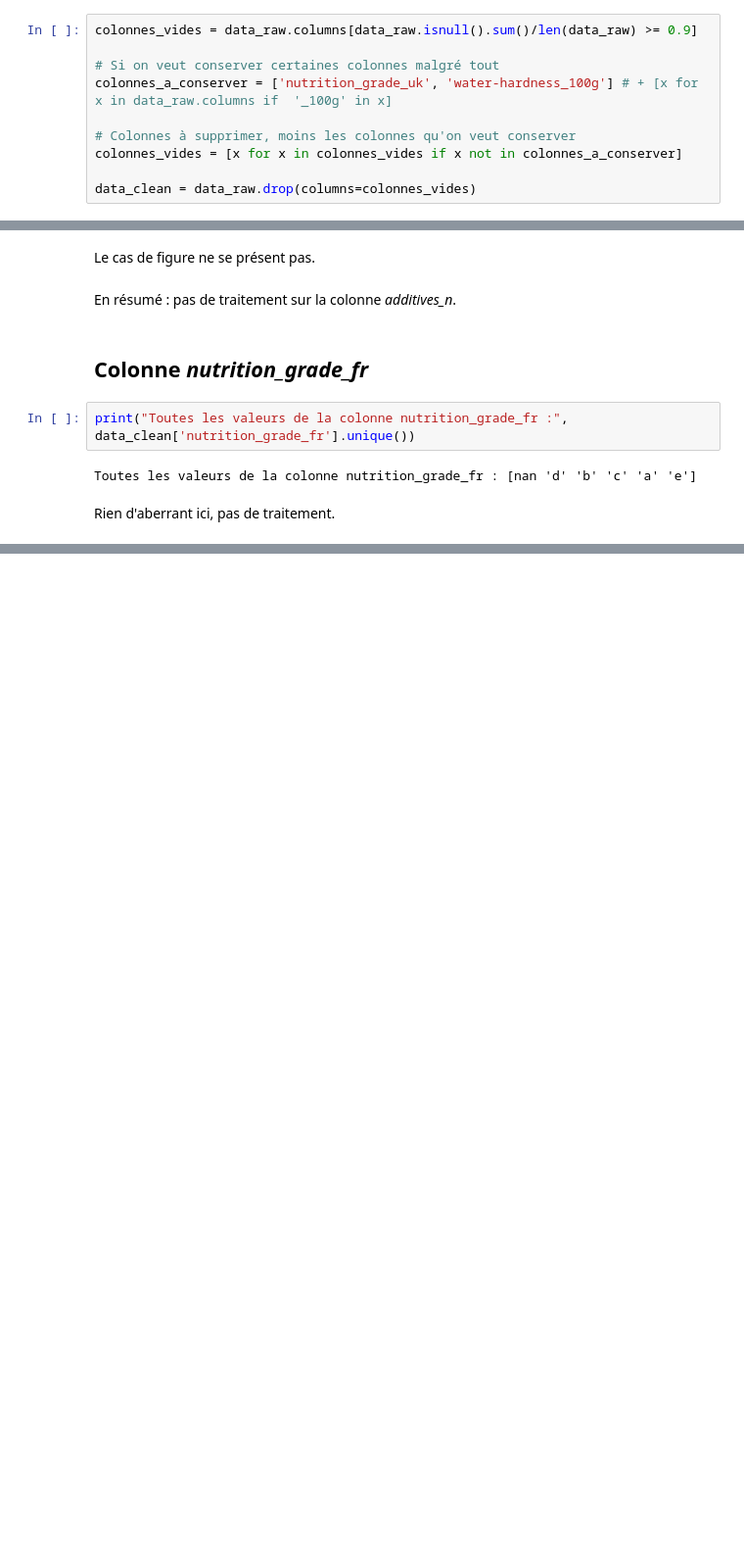
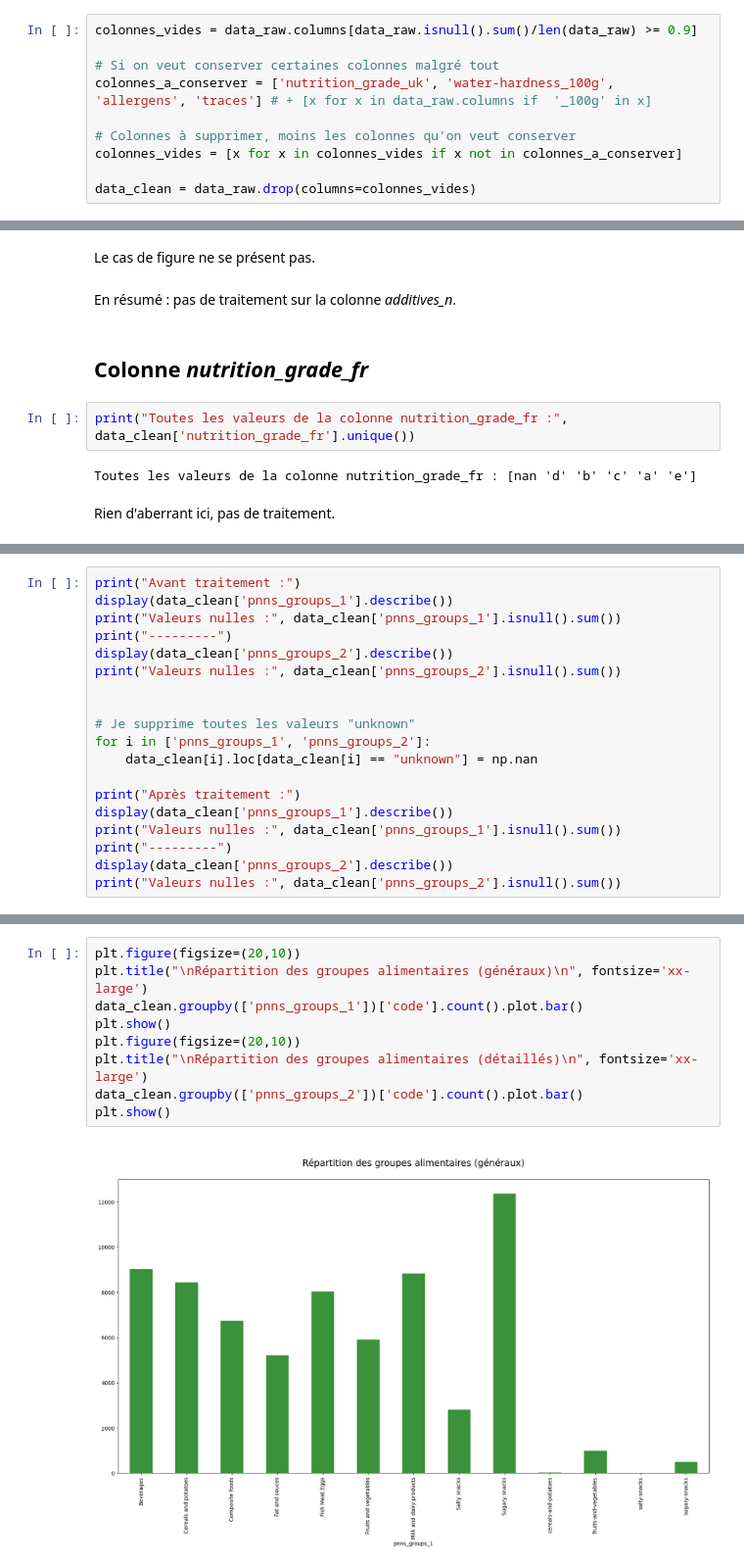
Before and after one commit to BiGHeaDMaX/Nettoyage-et-EDA, a Jupyter notebook: OCR - Projet 2 - V2.ipynb, the cells around one changed output, grey strips where cells are left out. Shown at 98% size. Saved outputs shown, nothing was run; the diff lists cells and outputs as text; blank space fills up the shorter version.

Commit message:
colonnes groupes traitées

```diff
--- a/OCR - Projet 2 - V2.ipynb
+++ b/OCR - Projet 2 - V2.ipynb
@@ -163,7 +163,7 @@ data_raw.rename(columns={"biotin_100g": "vitamin-b8_100g", "pantothenic-acid_100
 colonnes_vides = data_raw.columns[data_raw.isnull().sum()/len(data_raw) >= 0.9]
 
 # Si on veut conserver certaines colonnes malgré tout
-colonnes_a_conserver = ['nutrition_grade_uk', 'water-hardness_100g'] # + [x for x in data_raw.columns if  '_100g' in x]
+colonnes_a_conserver = ['nutrition_grade_uk', 'water-hardness_100g', 'allergens', 'traces'] # + [x for x in data_raw.columns if  '_100g' in x]
 
 # Colonnes à supprimer, moins les colonnes qu'on veut conserver
 colonnes_vides = [x for x in colonnes_vides if x not in colonnes_a_conserver]
@@ -625,0 +653,19 @@ Rien d'aberrant ici, pas de traitement.
+# %%
+print("Avant traitement :")
+display(data_clean['pnns_groups_1'].describe())
+print("Valeurs nulles :", data_clean['pnns_groups_1'].isnull().sum())
+print("---------")
+display(data_clean['pnns_groups_2'].describe())
+print("Valeurs nulles :", data_clean['pnns_groups_2'].isnull().sum())
+
+
+# Je supprime toutes les valeurs "unknown"
+for i in ['pnns_groups_1', 'pnns_groups_2']:
+    data_clean[i].loc[data_clean[i] == "unknown"] = np.nan
+
+print("Après traitement :")
+display(data_clean['pnns_groups_1'].describe())
+print("Valeurs nulles :", data_clean['pnns_groups_1'].isnull().sum())
+print("---------")
+display(data_clean['pnns_groups_2'].describe())
+print("Valeurs nulles :", data_clean['pnns_groups_2'].isnull().sum())
@@ -625,0 +705,11 @@ Rien d'aberrant ici, pas de traitement.
+# %%
+plt.figure(figsize=(20,10))
+plt.title("\nRépartition des groupes alimentaires (généraux)\n", fontsize='xx-large')
+data_clean.groupby(['pnns_groups_1'])['code'].count().plot.bar()
+plt.show()
+plt.figure(figsize=(20,10))
+plt.title("\nRépartition des groupes alimentaires (détaillés)\n", fontsize='xx-large')
+data_clean.groupby(['pnns_groups_2'])['code'].count().plot.bar()
+plt.show()
+# %% [output]
+[figure, added]
```
Also changed, not shown: parts of 6 cells of this notebook.
